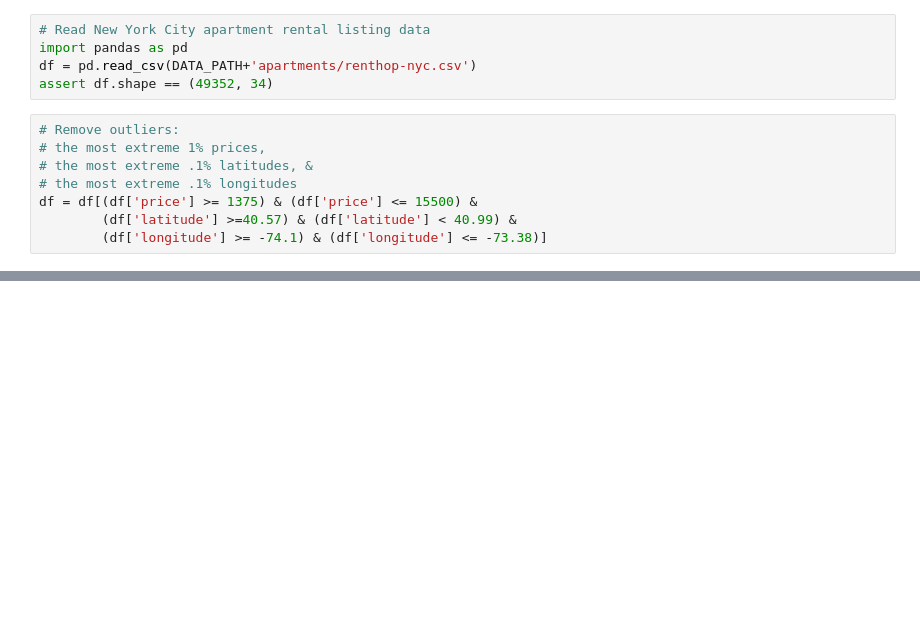
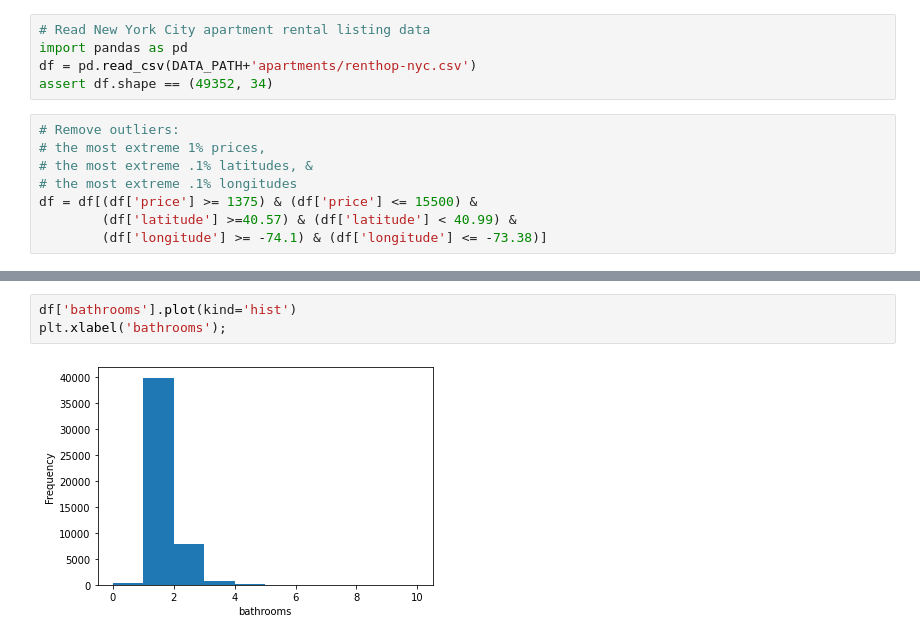
Before and after one commit to bloominstituteoftechnology/DS-Unit-2-Linear-Models, a Jupyter notebook: module1-regression-1/LS_DS_211_assignment.ipynb, the cells around one changed output, grey strips where cells are left out. Saved outputs shown, nothing was run; the diff lists cells and outputs as text; blank space fills up the shorter version.

```diff
--- a/module1-regression-1/LS_DS_211_assignment.ipynb
+++ b/module1-regression-1/LS_DS_211_assignment.ipynb
@@ -62,0 +106,5 @@ df = df[(df['price'] >= 1375) & (df['price'] <= 15500) &
+# %%
+df['bathrooms'].plot(kind='hist')
+plt.xlabel('bathrooms');
+# %% [output]
+[figure, added]
```
Also changed, not shown: parts of 28 cells of this notebook.
